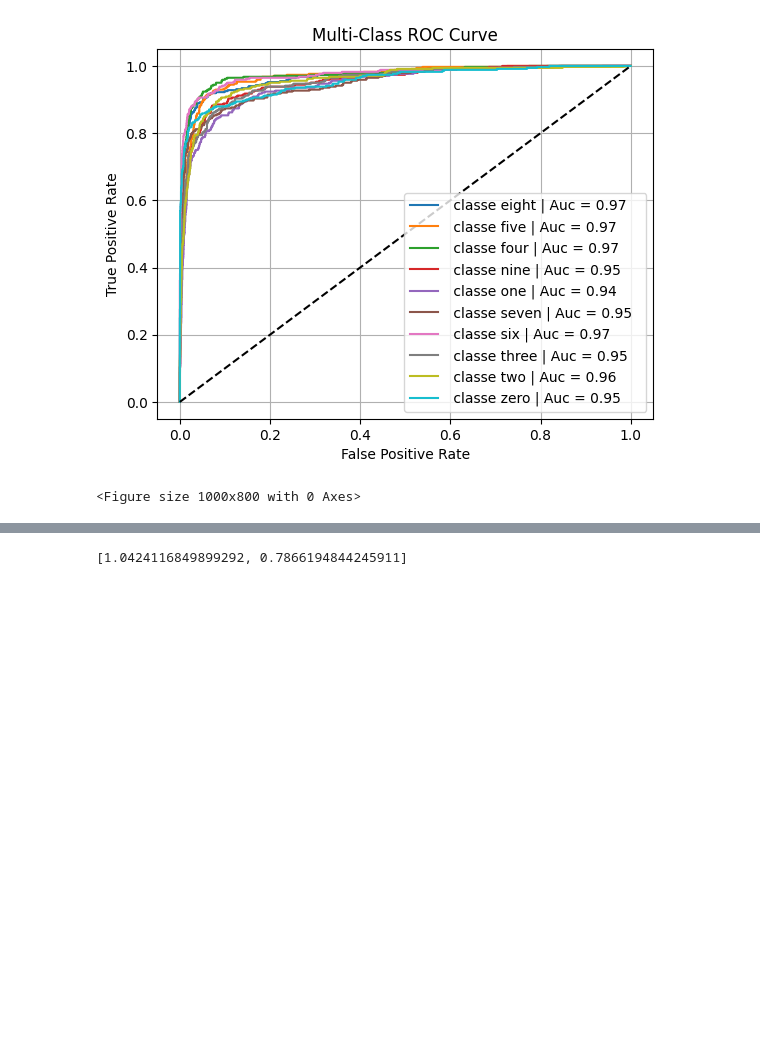
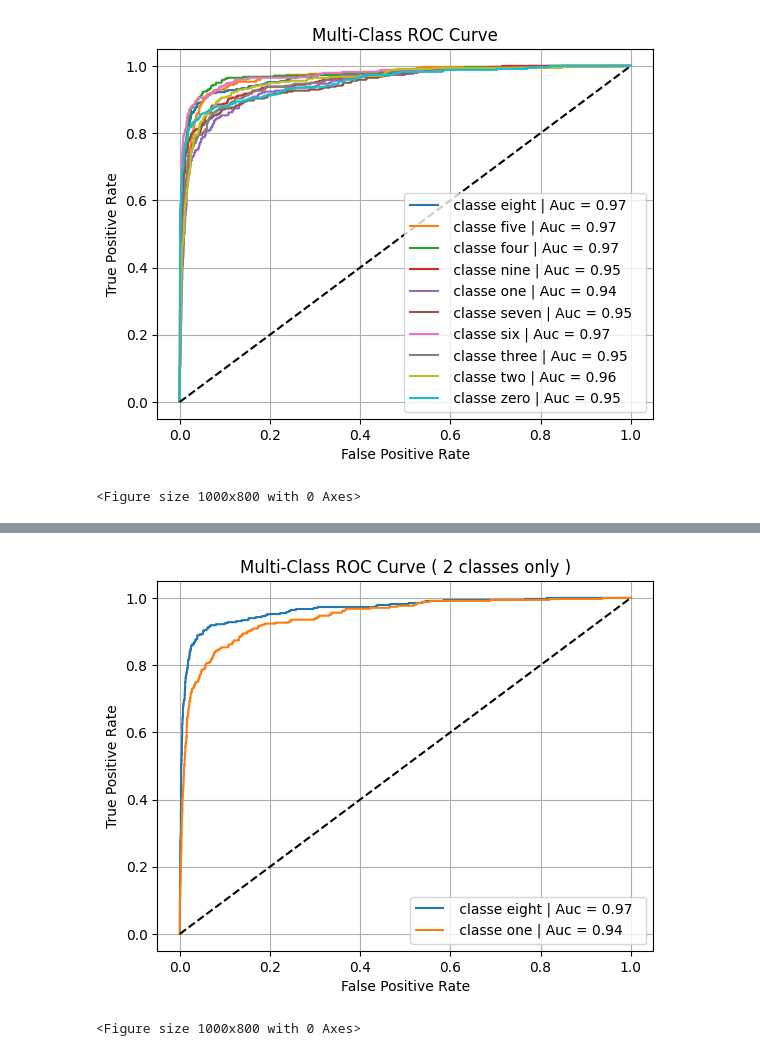
Before and after one commit to moghit-eou/Speech_recognition_Project, a Jupyter notebook: model_evaluation.ipynb, the cells around one changed output, grey strips where cells are left out. Cells and saved outputs as stored; diff of their text form; code cells hidden in the pictures; blank space fills up the shorter version.

Commit message:
evaluation for 2 classes

```diff
--- a/model_evaluation.ipynb
+++ b/model_evaluation.ipynb
@@ -150,12 +150,12 @@ plt.show()
 plt.figure()
 for i in range (10) :
     if ( i == 0 or i == 4 ):
-    label  = f" classe {classes[i]} | Auc = {np.round(roc_auc[i]  , 2 )}  "
-    plt.plot(fpr[i] , tpr[i] , label = label , )
+        label  = f" classe {classes[i]} | Auc = {np.round(roc_auc[i]  , 2 )}  "
+        plt.plot(fpr[i] , tpr[i] , label = label , )
 plt.plot([0, 1], [0, 1], 'k--')  # Diagonal line
 plt.xlabel('False Positive Rate')
 plt.ylabel('True Positive Rate')
-plt.title('Multi-Class ROC Curve')
+plt.title('Multi-Class ROC Curve ( 2 classes only )')
 plt.legend(loc="lower right")
 plt.grid()
 plt.figure(figsize = (10 , 8 ) )
@@ -164,3 +164,4 @@ plt.figure(figsize = (10 , 8 ) )
+[figure, added]
-[1.0424116849899292, 0.7866194844245911]
+<Figure size 1000x800 with 0 Axes>
 # %%
 model = model_1
```
Also changed, not shown: parts of 1 cell of this notebook.
